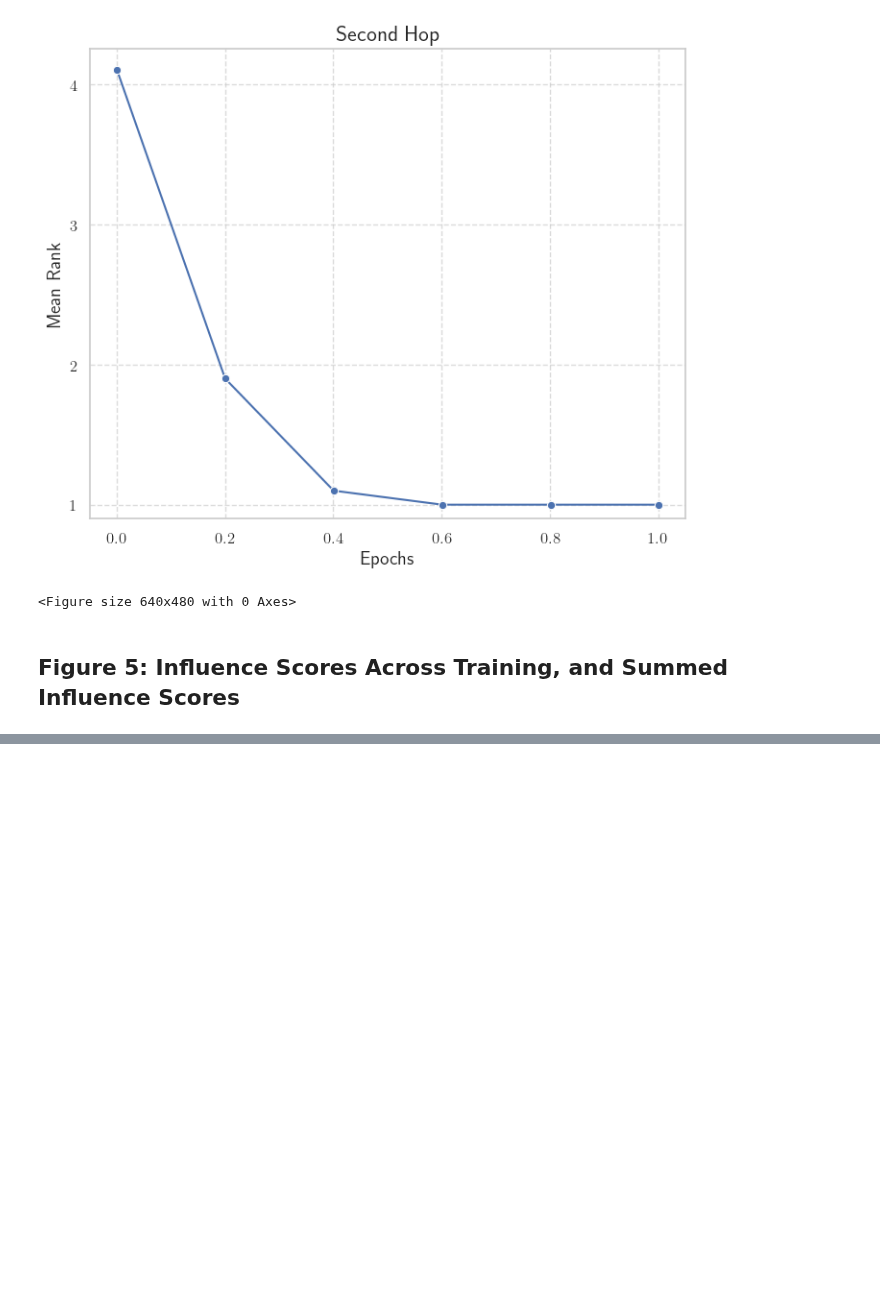
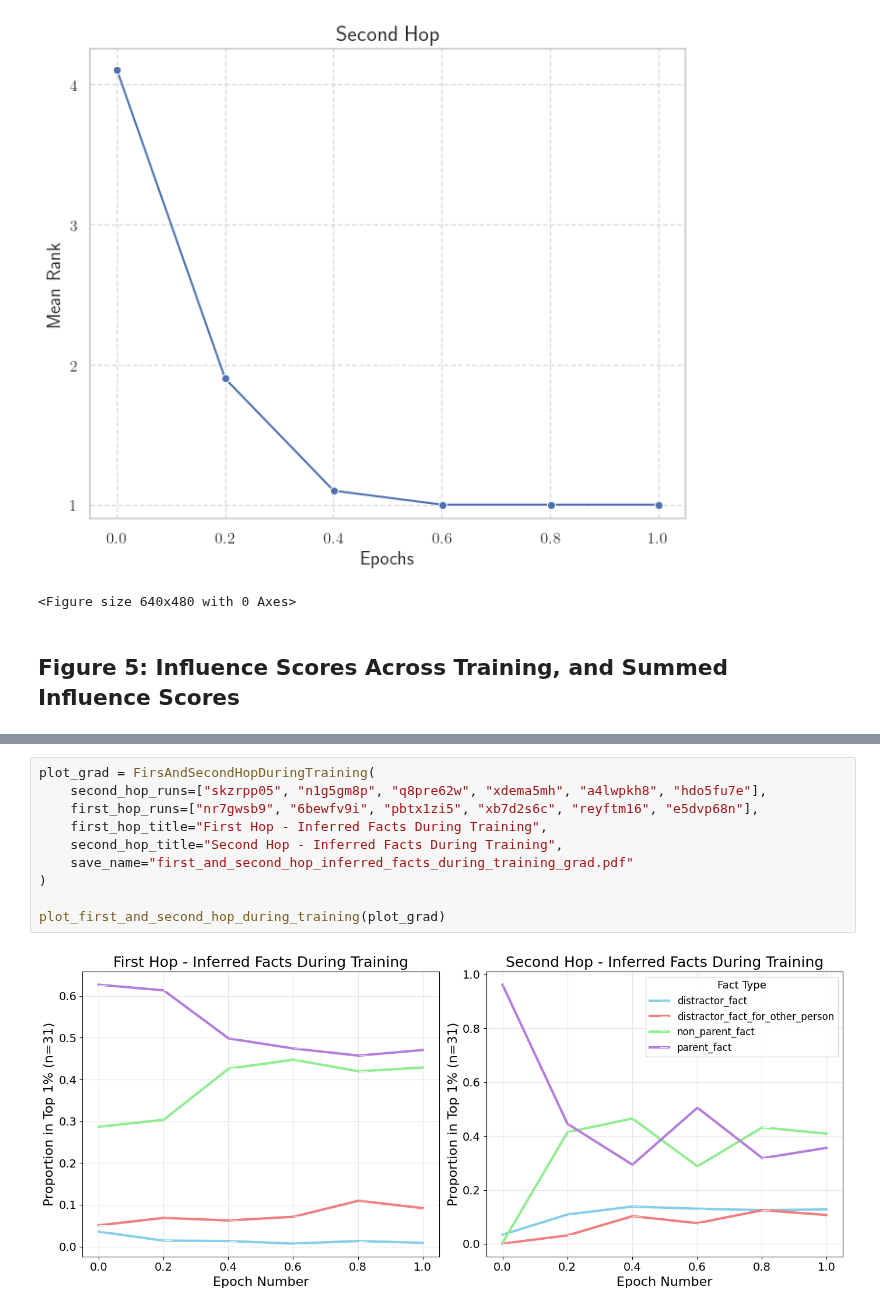
Before and after one commit to levmckinney/malign-influence, a Jupyter notebook: analysis/final_paper_figures.ipynb, the cells around one changed output, grey strips where cells are left out. Drawn from its saved outputs; the diff is of its cells as text; blank space fills up the shorter version.

```diff
--- a/analysis/final_paper_figures.ipynb
+++ b/analysis/final_paper_figures.ipynb
@@ -520,0 +533,12 @@ plt.show()
+# %%
+plot_grad = FirsAndSecondHopDuringTraining(
+    second_hop_runs=["skzrpp05", "n1g5gm8p", "q8pre62w", "xdema5mh", "a4lwpkh8", "hdo5fu7e"],
+    first_hop_runs=["nr7gwsb9", "6bewfv9i", "pbtx1zi5", "xb7d2s6c", "reyftm16", "e5dvp68n"],
+    first_hop_title="First Hop - Inferred Facts During Training",
+    second_hop_title="Second Hop - Inferred Facts During Training",
+    save_name="first_and_second_hop_inferred_facts_during_training_grad.pdf"
+)
+
+plot_first_and_second_hop_during_training(plot_grad)
+# %% [output]
+[figure, added]
```
Also changed, not shown: parts of 1 cell of this notebook, 2 other files.
